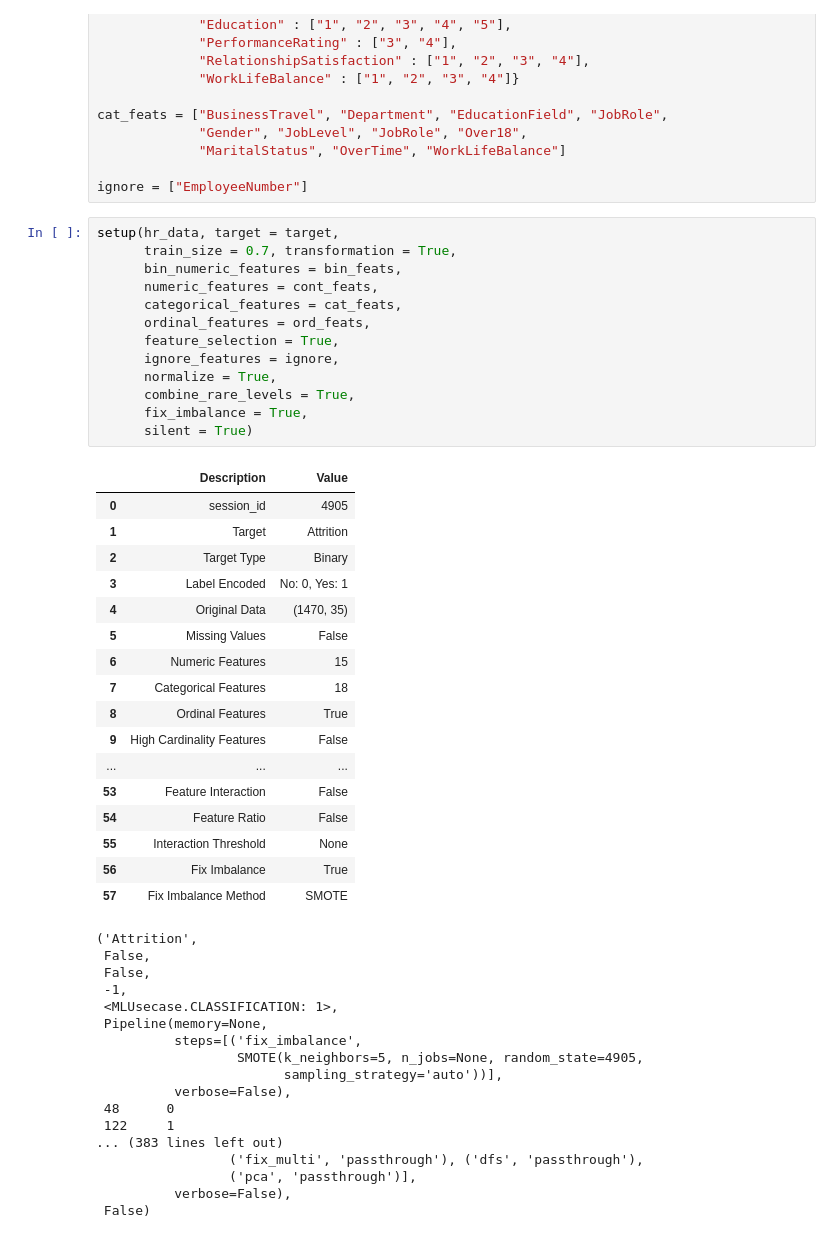
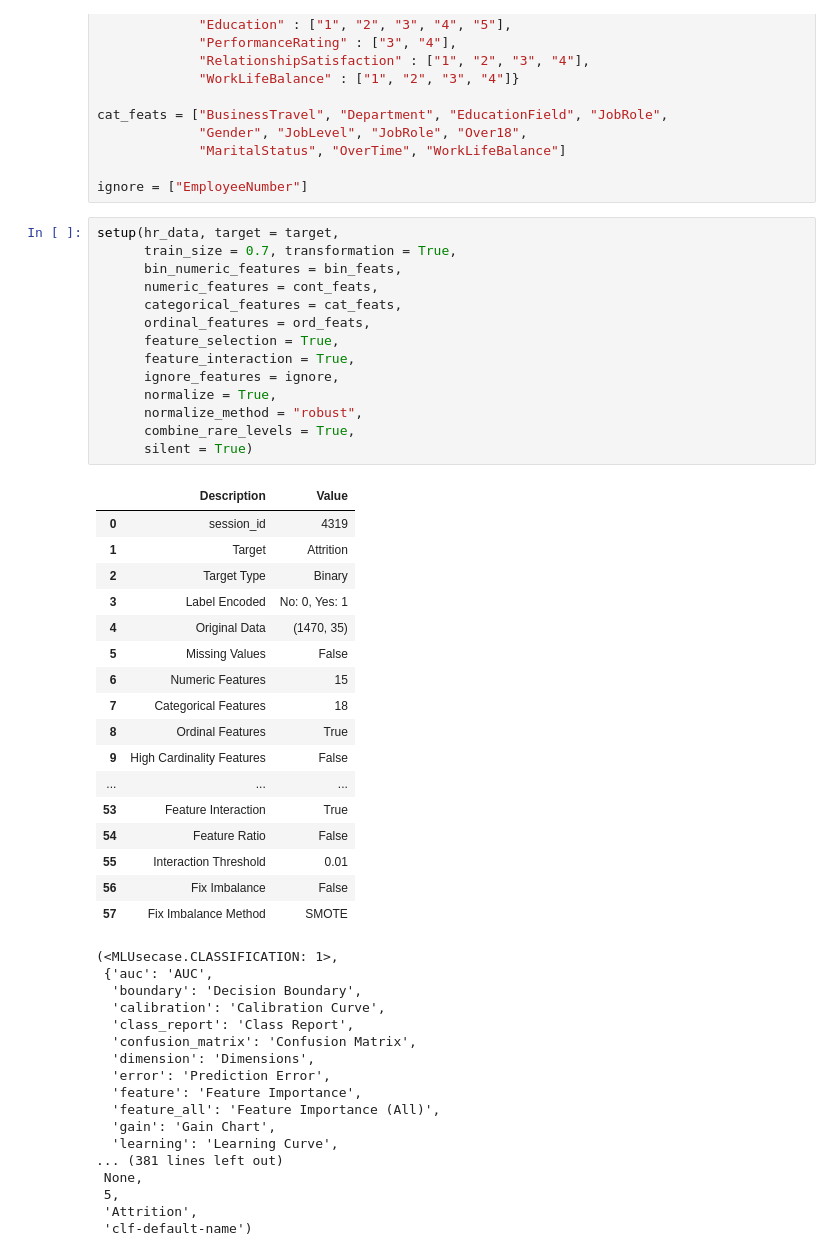
Before and after one commit to Oufattole/HR-Attrition, a Jupyter notebook: Predicting_employee_attrition.ipynb, the cells around one changed output. Cells and saved outputs as stored; diff of their text form.

```diff
--- a/Predicting_employee_attrition.ipynb
+++ b/Predicting_employee_attrition.ipynb
@@ -54,19 +55,20 @@ ignore = ["EmployeeNumber"]
 # %%
 setup(hr_data, target = target,
       train_size = 0.7, transformation = True,
       bin_numeric_features = bin_feats,
       numeric_features = cont_feats,
       categorical_features = cat_feats,
       ordinal_features = ord_feats,
       feature_selection = True,
+      feature_interaction = True,
       ignore_features = ignore,
       normalize = True,
+      normalize_method = "robust",
       combine_rare_levels = True,
-      fix_imbalance = True,
       silent = True)
 # %% [output]
 |  | Description | Value |
-| 0 | session_id | 4905 |
+| 0 | session_id | 4319 |
 | 1 | Target | Attrition |
 | 2 | Target Type | Binary |
 | 3 | Label Encoded | No: 0, Yes: 1 |
@@ -77,28 +79,28 @@ setup(hr_data, target = target,
 | 8 | Ordinal Features | True |
 | 9 | High Cardinality Features | False |
 | ... | ... | ... |
-| 53 | Feature Interaction | False |
+| 53 | Feature Interaction | True |
 | 54 | Feature Ratio | False |
-| 55 | Interaction Threshold | None |
-| 56 | Fix Imbalance | True |
+| 55 | Interaction Threshold | 0.01 |
+| 56 | Fix Imbalance | False |
 | 57 | Fix Imbalance Method | SMOTE |
-('Attrition',
- False,
- False,
- -1,
- <MLUsecase.CLASSIFICATION: 1>,
- Pipeline(memory=None,
-          steps=[('fix_imbalance',
-                  SMOTE(k_neighbors=5, n_jobs=None, random_state=4905,
-                        sampling_strategy='auto'))],
-          verbose=False),
- 48      0
- 122     1
-... (383 lines left out)
-                 ('fix_multi', 'passthrough'), ('dfs', 'passthrough'),
-                 ('pca', 'passthrough')],
-          verbose=False),
- False)
+(<MLUsecase.CLASSIFICATION: 1>,
+ {'auc': 'AUC',
+  'boundary': 'Decision Boundary',
+  'calibration': 'Calibration Curve',
+  'class_report': 'Class Report',
+  'confusion_matrix': 'Confusion Matrix',
+  'dimension': 'Dimensions',
+  'error': 'Prediction Error',
+  'feature': 'Feature Importance',
+  'feature_all': 'Feature Importance (All)',
+  'gain': 'Gain Chart',
+  'learning': 'Learning Curve',
+... (381 lines left out)
+ None,
+ 5,
+ 'Attrition',
+ 'clf-default-name')
 # %%
 compare_models(sort = "AUC")
 # %% [output]
```
Also changed, not shown: parts of 9 cells of this notebook.
